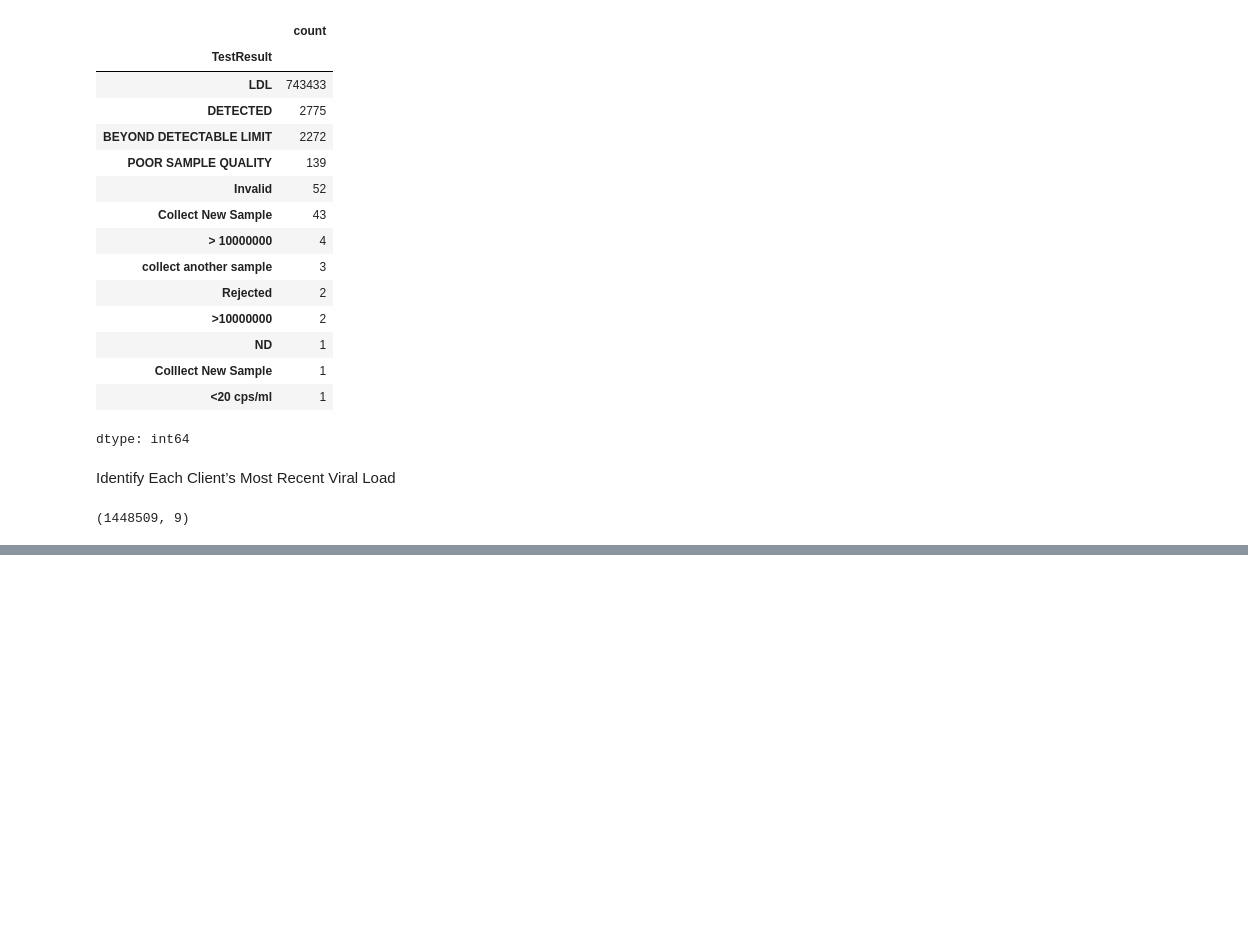
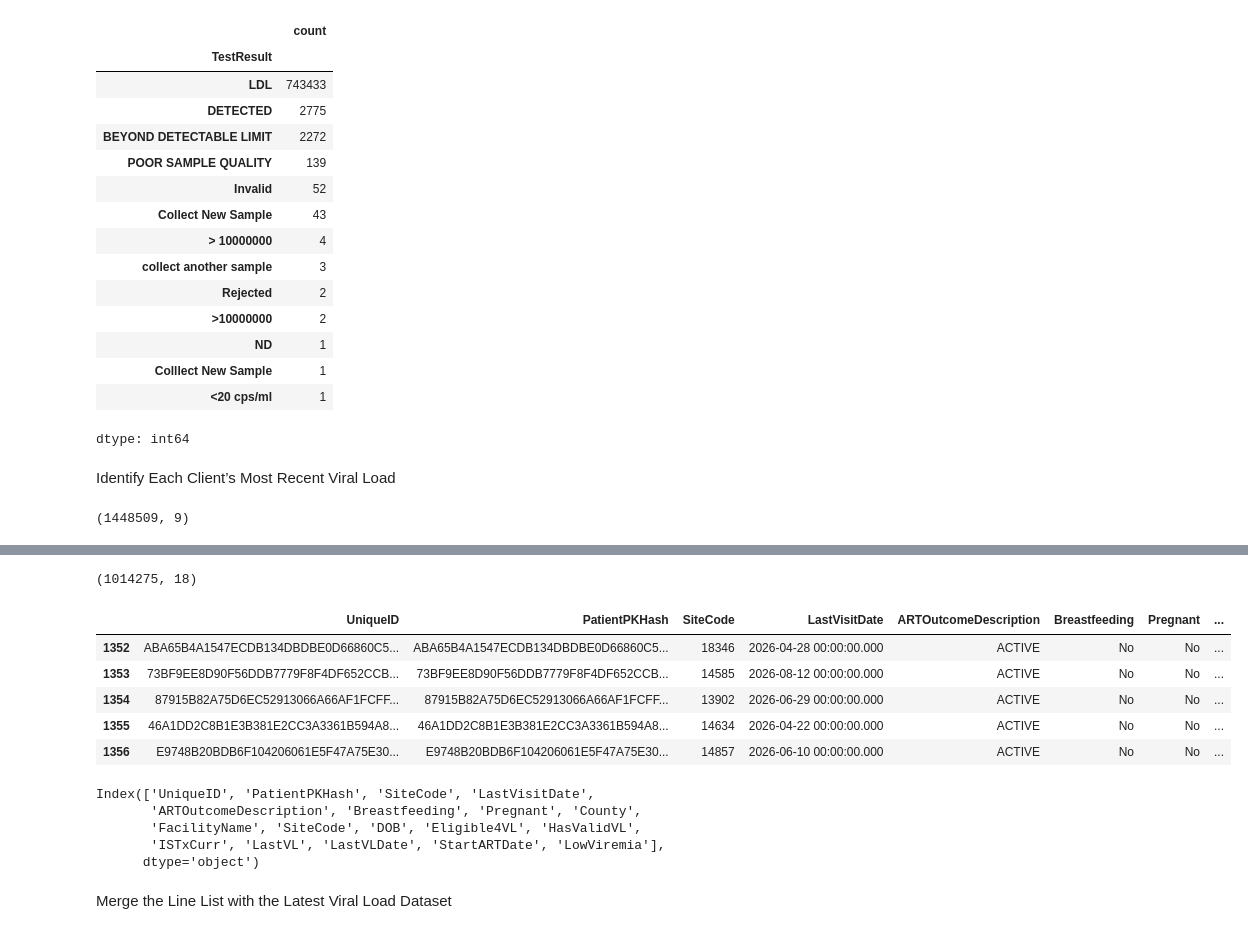
Before and after one commit to FridaOyucho/Viral-Load-Coverage-and-Suppression-Analysis, a Jupyter notebook: VL_Analysis.ipynb, the cells around one changed output, grey strips where cells are left out. Cells and saved outputs as stored; diff of their text form; code cells hidden in the pictures; blank space fills up the shorter version.

```diff
--- a/VL_Analysis.ipynb
+++ b/VL_Analysis.ipynb
@@ -327,0 +347,14 @@ MostRecentVL.to_csv(
+# %%
+#create a unique patient identifier
+FactART['UniqueID'] = (FactART['PatientPKHash'].astype(str) +
+
+FactART['SiteCode'].astype(str)
+)
+# %%
+#filter the data
+FactART_filtered = FactART[
+    ['UniqueID','PatientPKHash', 'SiteCode', 'LastVisitDate', 'ARTOutcomeDescription',
+                           'Breastfeeding', 'Pregnant','County','FacilityName', 'SiteCode','DOB',
+                           'Eligible4VL','HasValidVL', 'ISTxCurr', 'LastVL', 'LastVLDate','StartARTDate',
+                           'LowViremia']
+]
@@ -327,0 +381,26 @@ MostRecentVL.to_csv(
+# %%
+#Filter artoutcome to ACTIVE
+FactART_filtered= FactART_filtered[FactART_filtered['ARTOutcomeDescription']== 'ACTIVE']
+FactART_filtered.shape
+# %% [output]
+(1014275, 18)
+# %%
+FactART_filtered.columns
+FactART_filtered.head()
+# %% [output]
+|  | UniqueID | PatientPKHash | SiteCode | LastVisitDate | ARTOutcomeDescription | Breastfeeding | Pregnant | ... |
+| 1352 | ABA65B4A1547ECDB134DBDBE0D66860C5... | ABA65B4A1547ECDB134DBDBE0D66860C5... | 18346 | 2026-04-28 00:00:00.000 | ACTIVE | No | No | ... |
+| 1353 | 73BF9EE8D90F56DDB7779F8F4DF652CCB... | 73BF9EE8D90F56DDB7779F8F4DF652CCB... | 14585 | 2026-08-12 00:00:00.000 | ACTIVE | No | No | ... |
+| 1354 | 87915B82A75D6EC52913066A66AF1FCFF... | 87915B82A75D6EC52913066A66AF1FCFF... | 13902 | 2026-06-29 00:00:00.000 | ACTIVE | No | No | ... |
+| 1355 | 46A1DD2C8B1E3B381E2CC3A3361B594A8... | 46A1DD2C8B1E3B381E2CC3A3361B594A8... | 14634 | 2026-04-22 00:00:00.000 | ACTIVE | No | No | ... |
+| 1356 | E9748B20BDB6F104206061E5F47A75E30... | E9748B20BDB6F104206061E5F47A75E30... | 14857 | 2026-06-10 00:00:00.000 | ACTIVE | No | No | ... |
+# %%
+FactART_filtered.columns
+# %% [output]
+Index(['UniqueID', 'PatientPKHash', 'SiteCode', 'LastVisitDate',
+       'ARTOutcomeDescription', 'Breastfeeding', 'Pregnant', 'County',
+       'FacilityName', 'SiteCode', 'DOB', 'Eligible4VL', 'HasValidVL',
+       'ISTxCurr', 'LastVL', 'LastVLDate', 'StartARTDate', 'LowViremia'],
+      dtype='object')
+# %% [markdown]
+Merge the Line List with the Latest Viral Load Dataset
```
Also changed, not shown: parts of 26 cells of this notebook.
